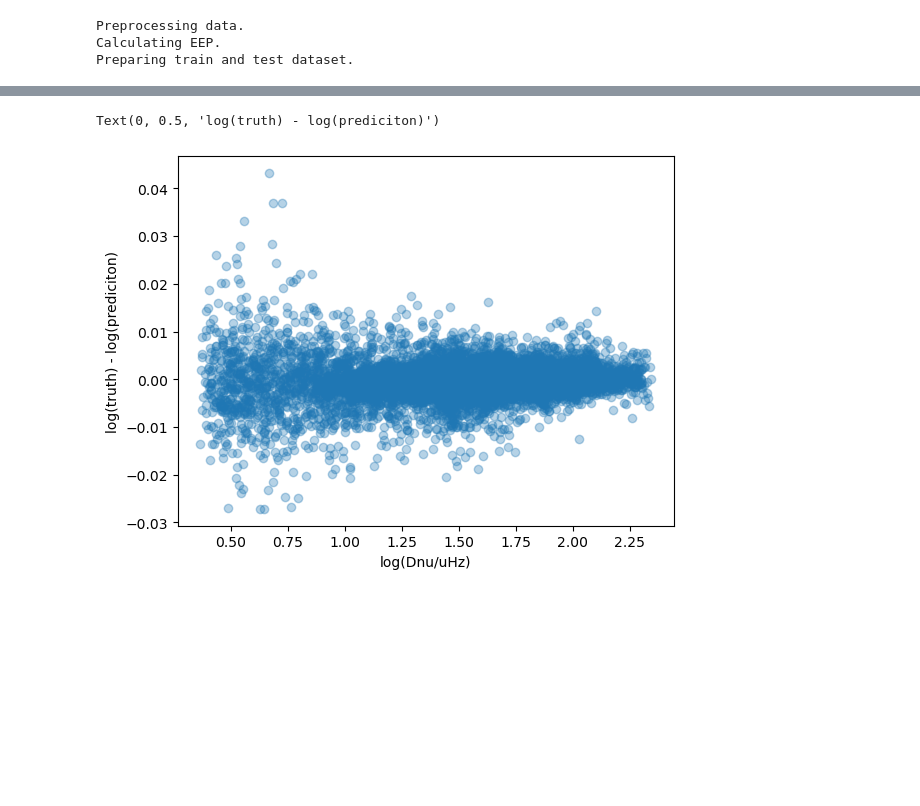
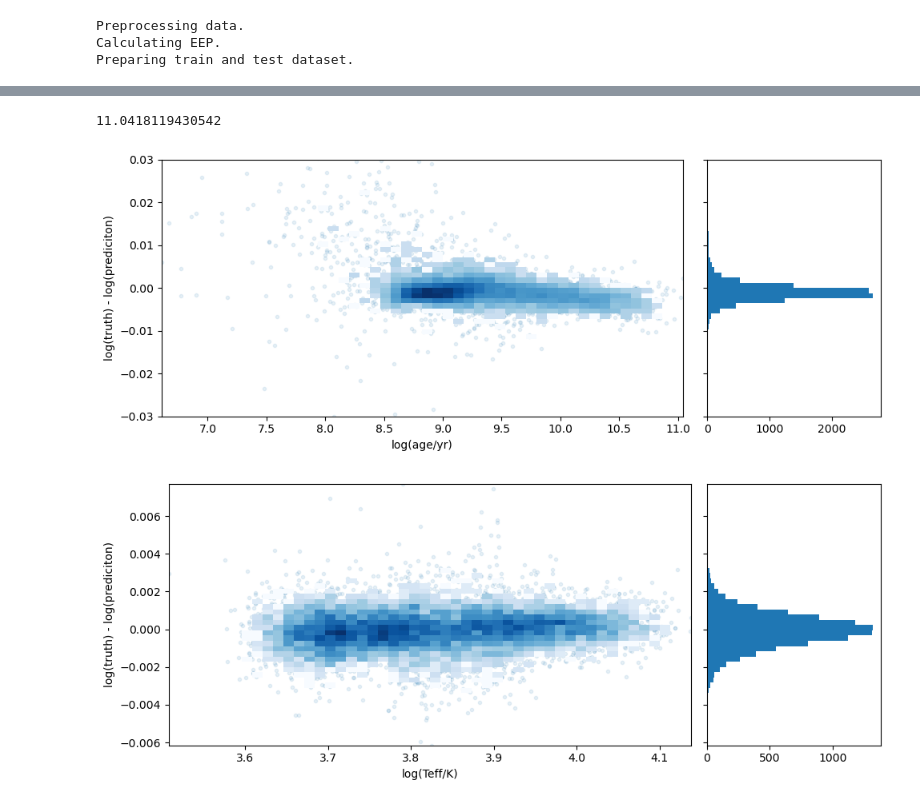
Before and after one commit to alexlyttle/stellar-emulator, a Jupyter notebook: notebook/testing.ipynb, the cells around one changed output, grey strips where cells are left out. Saved outputs shown, nothing was run; the diff lists cells and outputs as text; code cells hidden in the pictures; blank space fills up the shorter version.

```diff
--- a/notebook/testing.ipynb
+++ b/notebook/testing.ipynb
@@ -164,11 +134,0 @@ Text(0, 0.5, 'log(truth) - log(prediciton)')
-# %%
-key = "log_Dnu_freq_o"
-
-fig, ax = plt.subplots()
-s = ax.scatter(sample[key], log_error.loc[sample.index, key], alpha=0.33)
-
-ax.set_xlabel("log(Dnu/uHz)")
-ax.set_ylabel("log(truth) - log(prediciton)")
-# %% [output]
-Text(0, 0.5, 'log(truth) - log(prediciton)')
-[figure, removed]
@@ -174,0 +137,52 @@ Text(0, 0.5, 'log(truth) - log(prediciton)')
+# %%
+sample[key].max()
+# %% [output]
+11.0418119430542
+# %%
+key = "log_star_age"
+rlim = [
+    [sample[key].min(), sample[key].max()],
+    [-0.03, 0.03]
+]
+gamma = 1/4
+
+fig, axes = plt.subplots(1, 2, figsize=(10, 4), sharey=True, gridspec_kw=dict(width_ratios=[3, 1]))
+
+ax = axes[0]
+s = ax.scatter(sample[key], log_error.loc[sample.index, key], marker=".", alpha=0.1)
+ax.hist2d(sample[key], log_error.loc[sample.index, key], bins=50, range=rlim, cmin=3, cmap="Blues", norm=PowerNorm(gamma=gamma))
+
+ax.set_xlabel("log(age/yr)")
+ax.set_ylabel("log(truth) - log(prediciton)")
+
+ax = axes[1]
+ax.hist(log_error.loc[sample.index, key], bins=50, range=rlim[1], orientation="horizontal")
+ax.set_ylim(rlim[1])
+
+fig.tight_layout()
+# %% [output]
+[figure, added]
+# %%
+key = "log_Teff"
+rlim = [
+    [sample[key].min(), sample[key].max()],
+    [log_error.loc[sample.index, key].min(), log_error.loc[sample.index, key].max()]
+]
+gamma = 1/2
+
+fig, axes = plt.subplots(1, 2, figsize=(10, 4), sharey=True, gridspec_kw=dict(width_ratios=[3, 1]))
+
+ax = axes[0]
+s = ax.scatter(sample[key], log_error.loc[sample.index, key], marker=".", alpha=0.1)
+ax.hist2d(sample[key], log_error.loc[sample.index, key], bins=50, range=rlim, cmin=3, cmap="Blues", norm=PowerNorm(gamma=gamma))
+
+ax.set_xlabel("log(Teff/K)")
+ax.set_ylabel("log(truth) - log(prediciton)")
+
+ax = axes[1]
+ax.hist(log_error.loc[sample.index, key], bins=50, range=rlim[1], orientation="horizontal")
+ax.set_ylim(rlim[1])
+
+fig.tight_layout()
+# %% [output]
+[figure, added]
```
Also changed, not shown: parts of 19 cells of this notebook.
